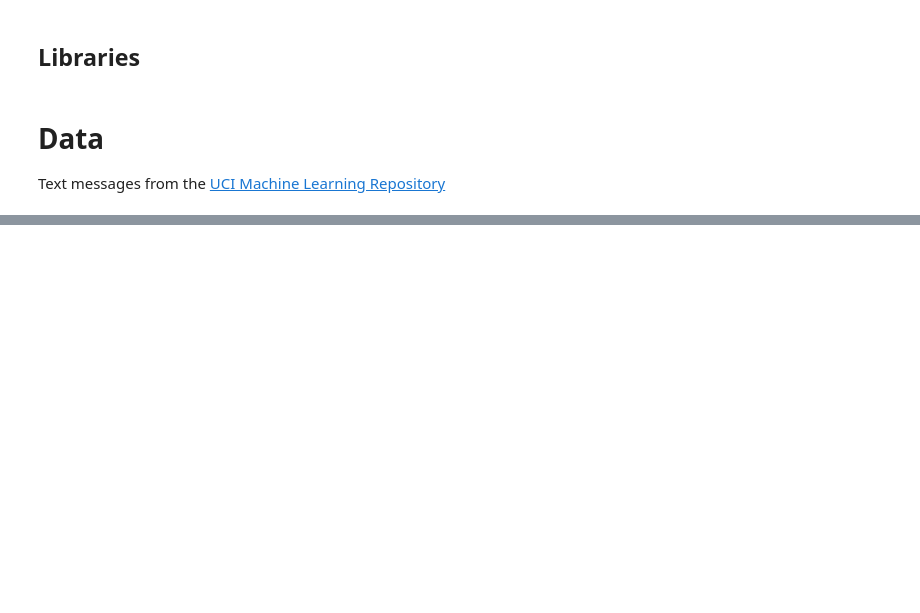
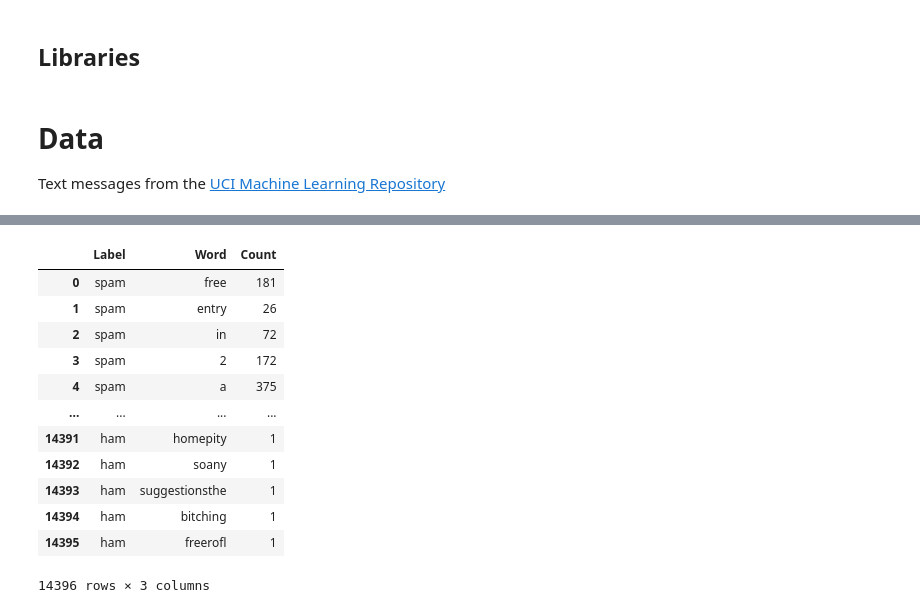
Before and after one commit to elouden/NLP-Exploration, a Jupyter notebook: Spam Classifier.ipynb, the cells around one changed output, grey strips where cells are left out. Saved outputs shown, nothing was run; the diff lists cells and outputs as text; code cells hidden in the pictures; blank space fills up the shorter version.

```diff
--- a/Spam Classifier.ipynb
+++ b/Spam Classifier.ipynb
@@ -42,0 +154,21 @@ pd.read_table(os.path.join('data', 'smsspamcollection', 'SMSSpamCollection'))
+# %%
+# put all this data into a dataframe
+word_count_df = pd.DataFrame(data={'Label':['spam']*len(spam_word_counts)+['ham']*len(ham_word_counts),
+                                   'Word':list(spam_word_counts.keys())+list(ham_word_counts.keys()),
+                                   'Count':list(spam_word_counts.values())+list(ham_word_counts.values())})
+
+word_count_df
+# %% [output]
+|  | Label | Word | Count |
+| 0 | spam | free | 181 |
+| 1 | spam | entry | 26 |
+| 2 | spam | in | 72 |
+| 3 | spam | 2 | 172 |
+| 4 | spam | a | 375 |
+| ... | ... | ... | ... |
+| 14391 | ham | homepity | 1 |
+| 14392 | ham | soany | 1 |
+| 14393 | ham | suggestionsthe | 1 |
+| 14394 | ham | bitching | 1 |
+| 14395 | ham | freerofl | 1 |
+14396 rows × 3 columns
```
Also changed, not shown: parts of 12 cells of this notebook.
